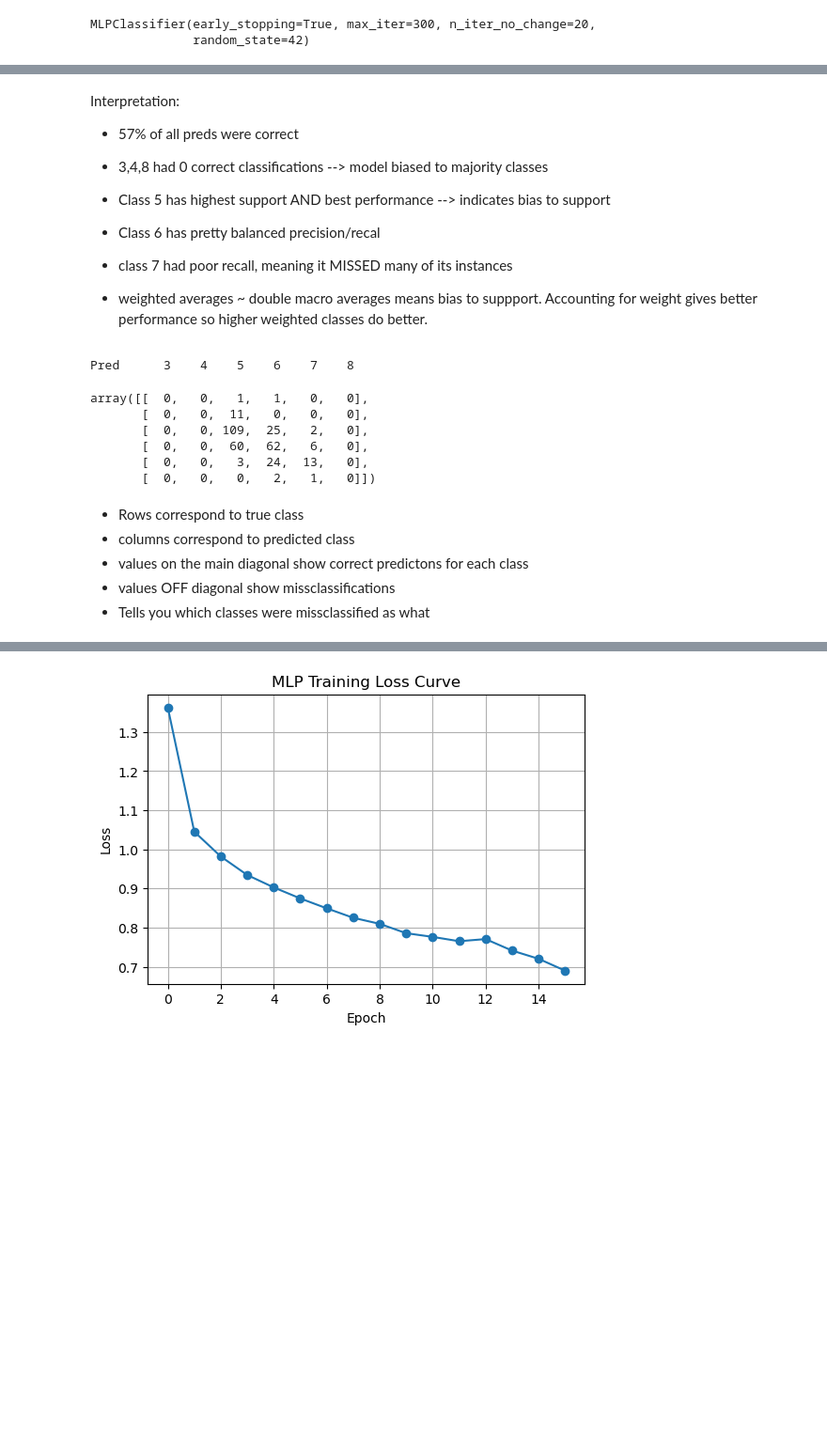
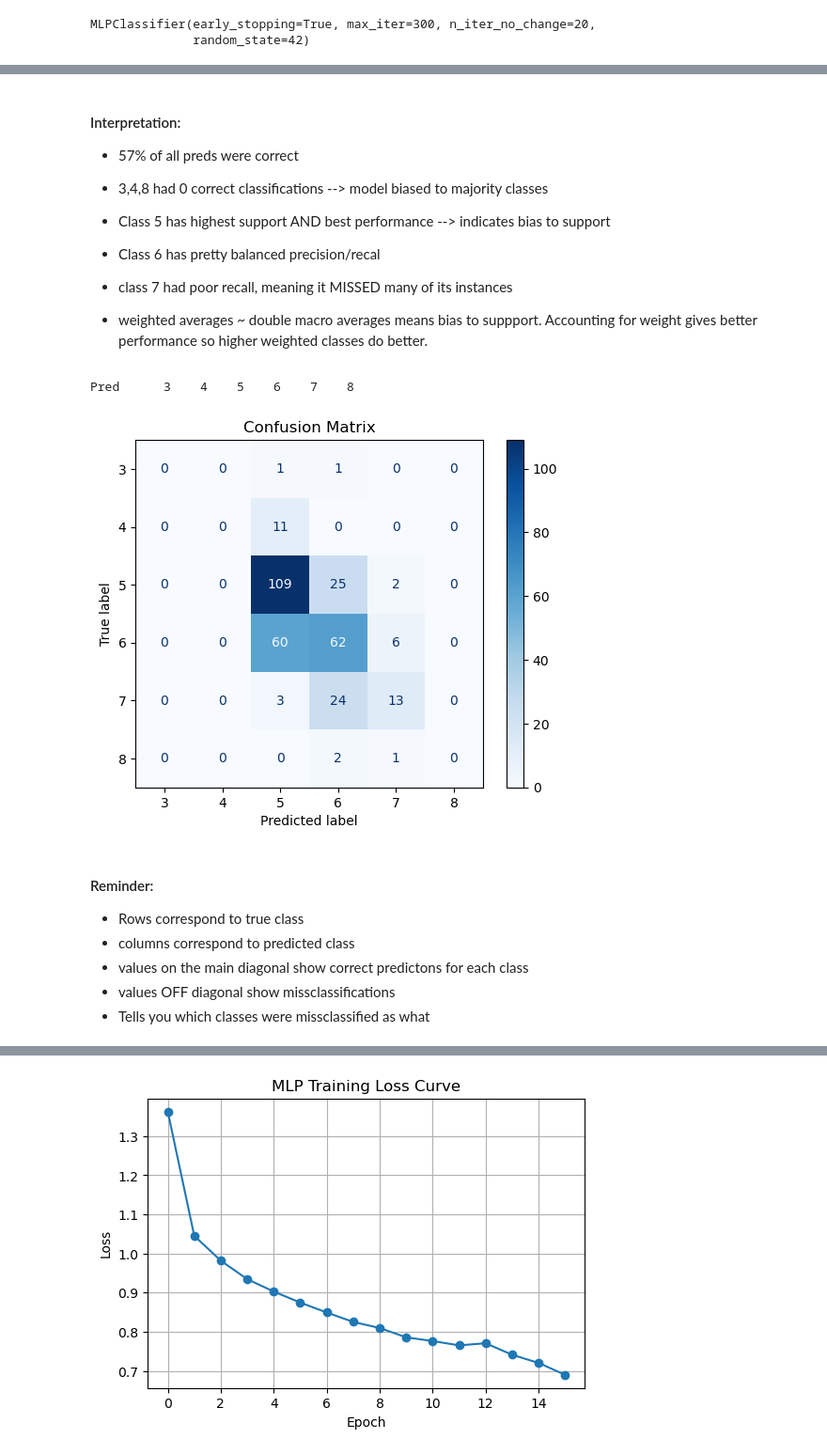
Before and after one commit to Liamoiknine/ML-wine-classifier, a Jupyter notebook: ANN.ipynb, the cells around one changed output, grey strips where cells are left out. Shown at 94% size. Cells and saved outputs as stored; diff of their text form; code cells hidden in the pictures; blank space fills up the shorter version.

```diff
--- a/ANN.ipynb
+++ b/ANN.ipynb
@@ -102,5 +104,5 @@ weighted avg       0.54      0.57      0.55       320
 # %% [markdown]
-Interpretation:
+#### Interpretation:
 - 57% of all preds were correct
 - 3,4,8 had 0 correct classifications --> model biased to majority classes
 - Class 5 has highest support AND best performance --> indicates bias to support
@@ -109,17 +111,16 @@ Interpretation:
 
 - weighted averages ~ double macro averages means bias to suppport. Accounting for weight gives better performance so higher weighted classes do better.
 # %%
+# confusion matrix
 print("Pred      3    4    5    6    7    8")
-confusion_matrix(y_test, y_pred)
+ConfusionMatrixDisplay.from_predictions(y_test, y_pred, cmap="Blues")
+plt.title("Confusion Matrix")
+plt.show()
 # %% [output]
 Pred      3    4    5    6    7    8
-array([[  0,   0,   1,   1,   0,   0],
-       [  0,   0,  11,   0,   0,   0],
-       [  0,   0, 109,  25,   2,   0],
-       [  0,   0,  60,  62,   6,   0],
-       [  0,   0,   3,  24,  13,   0],
-       [  0,   0,   0,   2,   1,   0]])
+[figure, added]
 # %% [markdown]
+#### Reminder:
 - Rows correspond to true class
 - columns correspond to predicted class
 - values on the main diagonal show correct predictons for each class
```
Also changed, not shown: parts of 18 cells of this notebook, 5 other files.
